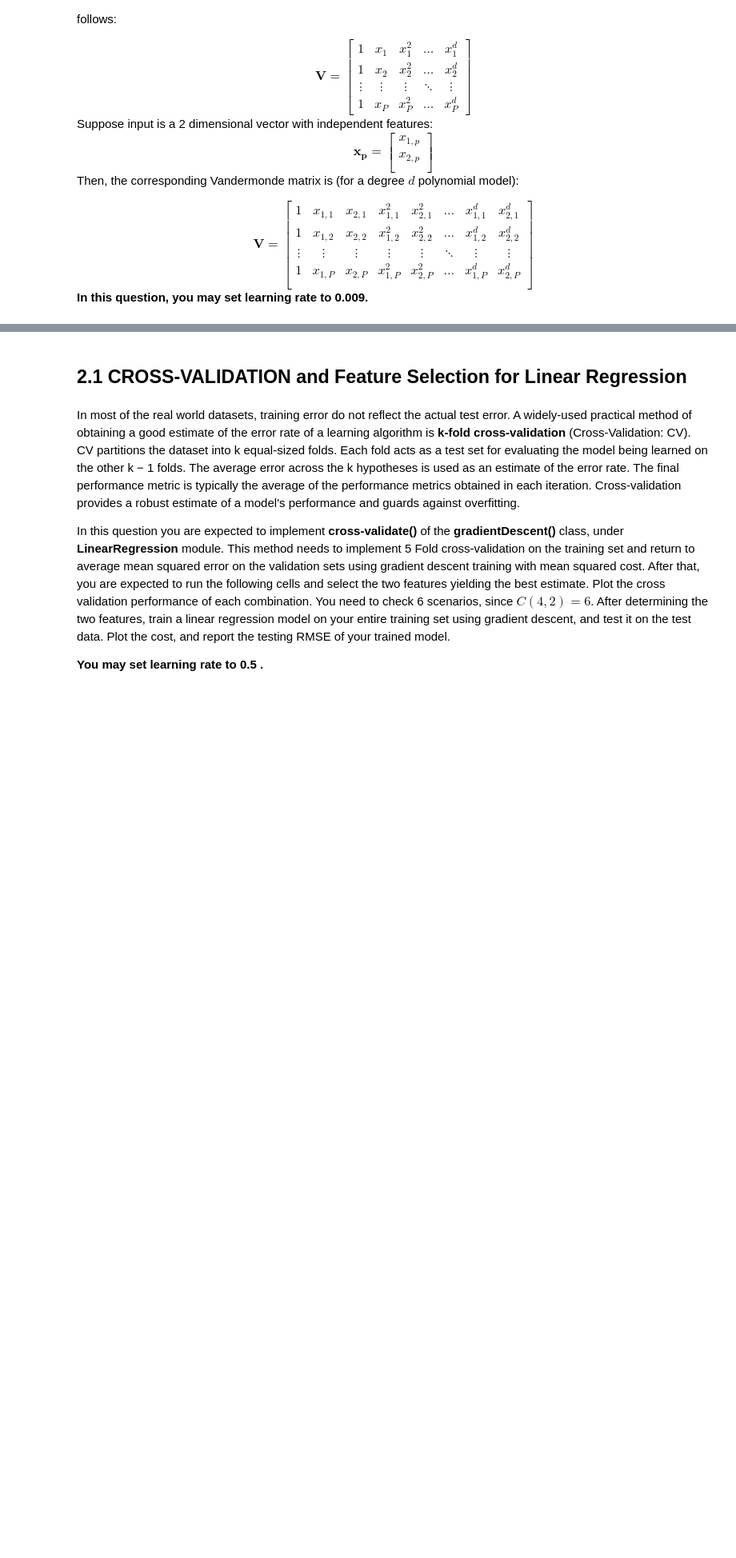
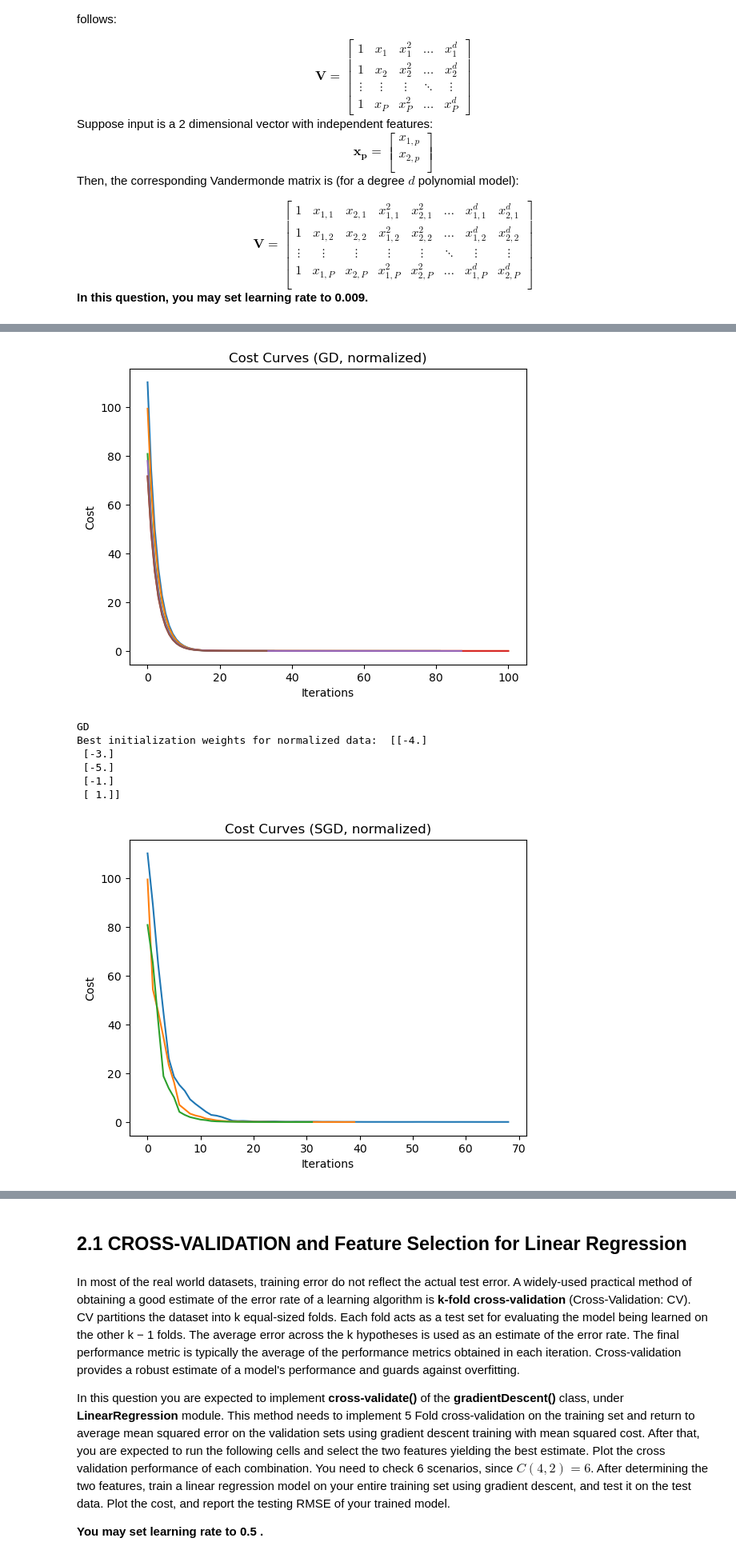
Before and after one commit to MustafaKrc/LFD24, a Jupyter notebook: Gradient Descent, Stochastic Gradient Descent, Data Normalization, Cross Validation for Regression/Homework_2.ipynb, the cells around one changed output, grey strips where cells are left out. Shown: that part at 80% size. Saved outputs shown, nothing was run; the diff lists cells and outputs as text; code cells hidden in the pictures; blank space fills up the shorter version.

```diff
--- a/Gradient Descent, Stochastic Gradient Descent, Data Normalization, Cross Validation for Regression/Homework_2.ipynb
+++ b/Gradient Descent, Stochastic Gradient Descent, Data Normalization, Cross Validation for Regression/Homework_2.ipynb
@@ -536,0 +661,54 @@ with open('Q1_3.npy', 'rb') as f:
+# %%
+##############################################################################
+# TODO: Do all your normalized trainings with Gradient Descent and           #
+# Stochastic Gradient Descent here.                                          #
+# Plot all training cost history for different different                     #
+# initial weights.                                                           #
+# Test your models trained with GD and SGD by regressing on the test data.   #
+# Report the test performance in terms of RMSE.                              #
+# Compare the normalized and unnormalized training and testing results.      #
+##############################################################################
+from polynomialRegression import gradientDescent, SGD
+
+max_iterations = 100
+
+# Find the best initialization weights for the normalized data GD:
+lr = 1e-1
+w = findOptimumInitWeights(-5, 5, x_train_scaled, y_train_scaled, lr, max_iterations, gradientDescent, sensitivity=1)
+plotCostCurves("Cost Curves (GD, normalized)")
+print("GD")
+print("Best initialization weights for normalized data: ", w)
+model_normalized = gradientDescent(x_train_scaled, y_train_scaled, w, lr, max_iterations)
+model_normalized.fit(lr, max_iterations)
+
+y_norm_predict = model_normalized.predict(x_test_scaled)
+y_norm_inv = scaler_y.inverse_transform(y_norm_predict)
+RMSE_GD_NORM = np.sqrt(np.sum(np.square(y_test - y_norm_inv)))/y_test.shape[0]
+
+# Find the best initialization weights for the normalized data SGD:
+w = findOptimumInitWeights(-5, 5, x_train_scaled, y_train_scaled, lr, max_iterations, SGD, sensitivity=1)
+plotCostCurves("Cost Curves (SGD, normalized)")
+print("SGD")
+print("Best initialization weights for normalized data:\n", w)
+model_normalized = SGD(x_train_scaled, y_train_scaled, w, lr, max_iterations)
+model_normalized.fit(lr, max_iterations)
+
+y_norm_predict = model_normalized.predict(x_test_scaled)
+y_norm_inv = scaler_y.inverse_transform(y_norm_predict)
+RMSE_SGD_NORM = np.sqrt(np.sum(np.square(y_test - y_norm_inv)))/y_test.shape[0]
+
+# Print errors
+print("==============GD================")
+print("RMSE for normalized training:", RMSE_GD_NORM)
+
+print("==============SGD===============")
+print("RMSE for normalized training:", RMSE_SGD_NORM)
+# %% [output]
+[figure, added]
+GD
+Best initialization weights for normalized data:  [[-4.]
+ [-3.]
+ [-5.]
+ [-1.]
+ [ 1.]]
+[figure, added]
```
Also changed, not shown: parts of 11 cells of this notebook, 1 other file.
